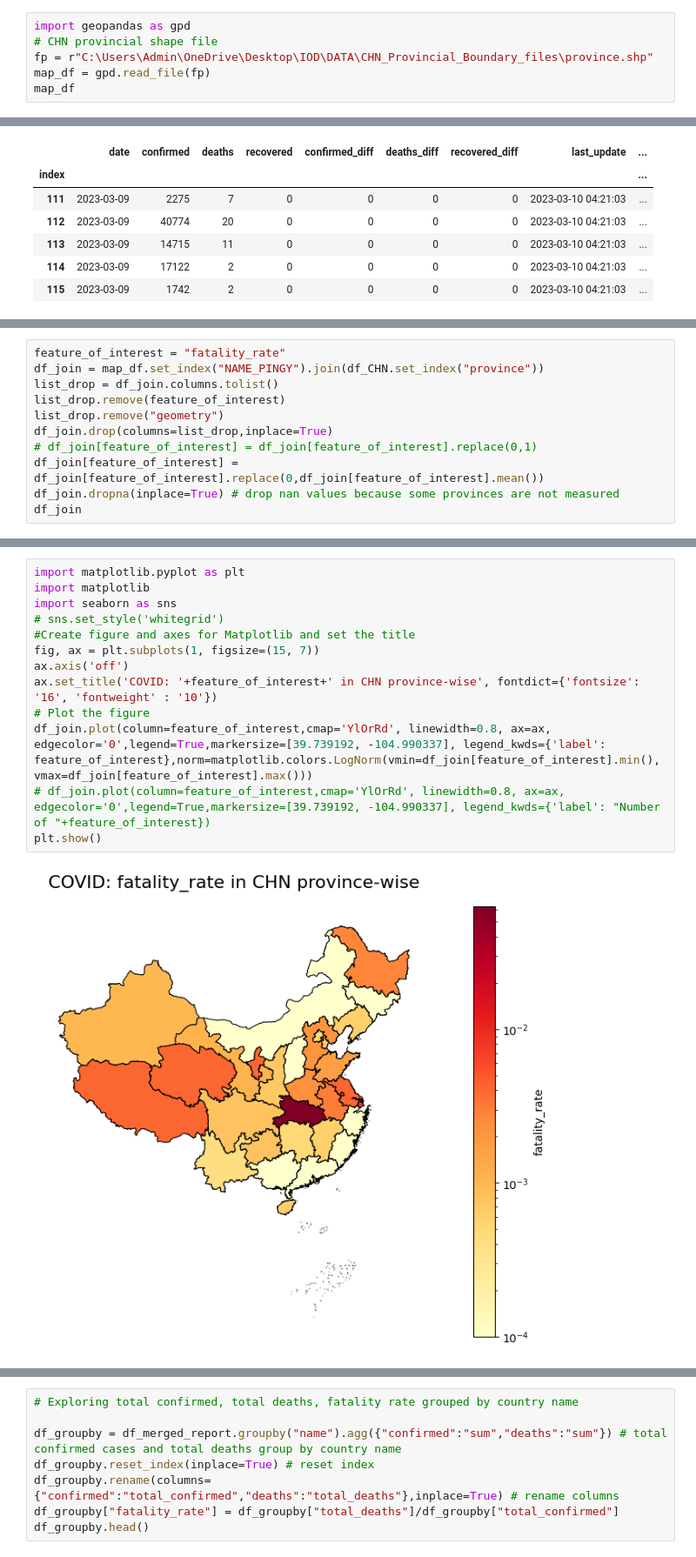
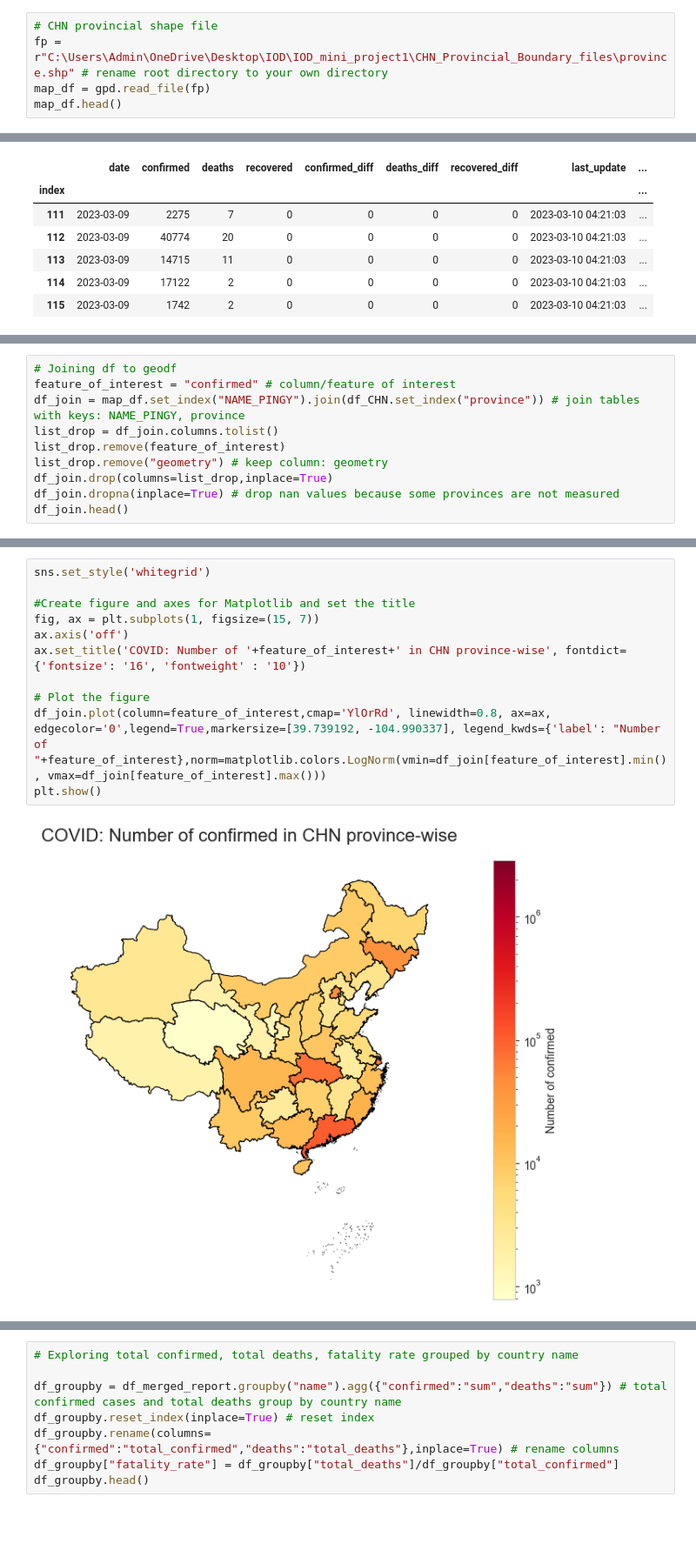
Before and after one commit to zinogore/IOD_mini_project1, a Jupyter notebook: Data_Preprocessing.ipynb, the cells around one changed output, grey strips where cells are left out. Shown: that part at 87% size. Drawn from its saved outputs; the diff is of its cells as text; blank space fills up the shorter version.

```diff
--- a/Data_Preprocessing.ipynb
+++ b/Data_Preprocessing.ipynb
@@ -87,11 +93,10 @@ from ydata_profiling import ProfileReport
 profile = ProfileReport(df_merged_report, title="Profiling Report")
 profile.to_file("merged_profiling_report.html")
 # %%
-import geopandas as gpd
 # CHN provincial shape file
-fp = r"C:\Users\Admin\OneDrive\Desktop\IOD\DATA\CHN_Provincial_Boundary_files\province.shp"
+fp = r"C:\Users\Admin\OneDrive\Desktop\IOD\IOD_mini_project1\CHN_Provincial_Boundary_files\province.shp" # rename root directory to your own directory
 map_df = gpd.read_file(fp)
-map_df
+map_df.head()
 # %% [output]
 |  | GB | COUNT | SUM_AREA | SUM_PERIME | NAME_PINGY | NMAE_CHINE | X | Y | geometry |
 | 0 | 110000 | 15 | 1.663132e+10 | 2.374422e+06 | Beijing Shi | ±± ¾© | 9.613544e+05 | 6.465288e+05 | POLYGON ((951820.688 567831.625, ... |
@@ -146,14 +141,13 @@ map_df.sort_values("NAME_PINGY").head()
 | 26 | 620000 | 89 | 4.041209e+11 | 2.887701e+07 | gansu | ¸Ê Ëà | -2.186552e+05 | 3.149955e+05 | POLYGON ((156139.953 79137.117, 1... |
 | 18 | 440000 | 185 | 1.770322e+11 | 2.334886e+07 | guangdong | ¹ã ¶« | 8.509019e+05 | -1.322830e+06 | MULTIPOLYGON (((919051.500 -13824... |
 # %%
-feature_of_interest = "fatality_rate"
-df_join = map_df.set_index("NAME_PINGY").join(df_CHN.set_index("province"))
+# Joining df to geodf
+feature_of_interest = "confirmed" # column/feature of interest
+df_join = map_df.set_index("NAME_PINGY").join(df_CHN.set_index("province")) # join tables with keys: NAME_PINGY, province
 list_drop = df_join.columns.tolist()
 list_drop.remove(feature_of_interest)
-list_drop.remove("geometry")
+list_drop.remove("geometry") # keep column: geometry
 df_join.drop(columns=list_drop,inplace=True)
-# df_join[feature_of_interest] = df_join[feature_of_interest].replace(0,1)
-df_join[feature_of_interest] = df_join[feature_of_interest].replace(0,df_join[feature_of_interest].mean())
 df_join.dropna(inplace=True) # drop nan values because some provinces are not measured
-df_join
+df_join.head()
 # %% [output]
@@ -188,18 +170,16 @@ df_join_top
 # %%
-import matplotlib.pyplot as plt
-import matplotlib
-import seaborn as sns
-# sns.set_style('whitegrid')
+sns.set_style('whitegrid')
+
 #Create figure and axes for Matplotlib and set the title
 fig, ax = plt.subplots(1, figsize=(15, 7))
 ax.axis('off')
-ax.set_title('COVID: '+feature_of_interest+' in CHN province-wise', fontdict={'fontsize': '16', 'fontweight' : '10'})
+ax.set_title('COVID: Number of '+feature_of_interest+' in CHN province-wise', fontdict={'fontsize': '16', 'fontweight' : '10'})
+
 # Plot the figure
-df_join.plot(column=feature_of_interest,cmap='YlOrRd', linewidth=0.8, ax=ax, edgecolor='0',legend=True,markersize=[39.739192, -104.990337], legend_kwds={'label': feature_of_interest},norm=matplotlib.colors.LogNorm(vmin=df_join[feature_of_interest].min(), vmax=df_join[feature_of_interest].max()))
-# df_join.plot(column=feature_of_interest,cmap='YlOrRd', linewidth=0.8, ax=ax, edgecolor='0',legend=True,markersize=[39.739192, -104.990337], legend_kwds={'label': "Number of "+feature_of_interest})
+df_join.plot(column=feature_of_interest,cmap='YlOrRd', linewidth=0.8, ax=ax, edgecolor='0',legend=True,markersize=[39.739192, -104.990337], legend_kwds={'label': "Number of "+feature_of_interest},norm=matplotlib.colors.LogNorm(vmin=df_join[feature_of_interest].min(), vmax=df_join[feature_of_interest].max()))
 plt.show()
 # %% [output]
-[figure, old version]
+[figure, new version]
 # %%
 #Create figure and axes for Matplotlib and set the title
 fig, ax = plt.subplots(1, figsize=(20, 5))
```
Also changed, not shown: parts of 18 cells of this notebook, 4 other files.
